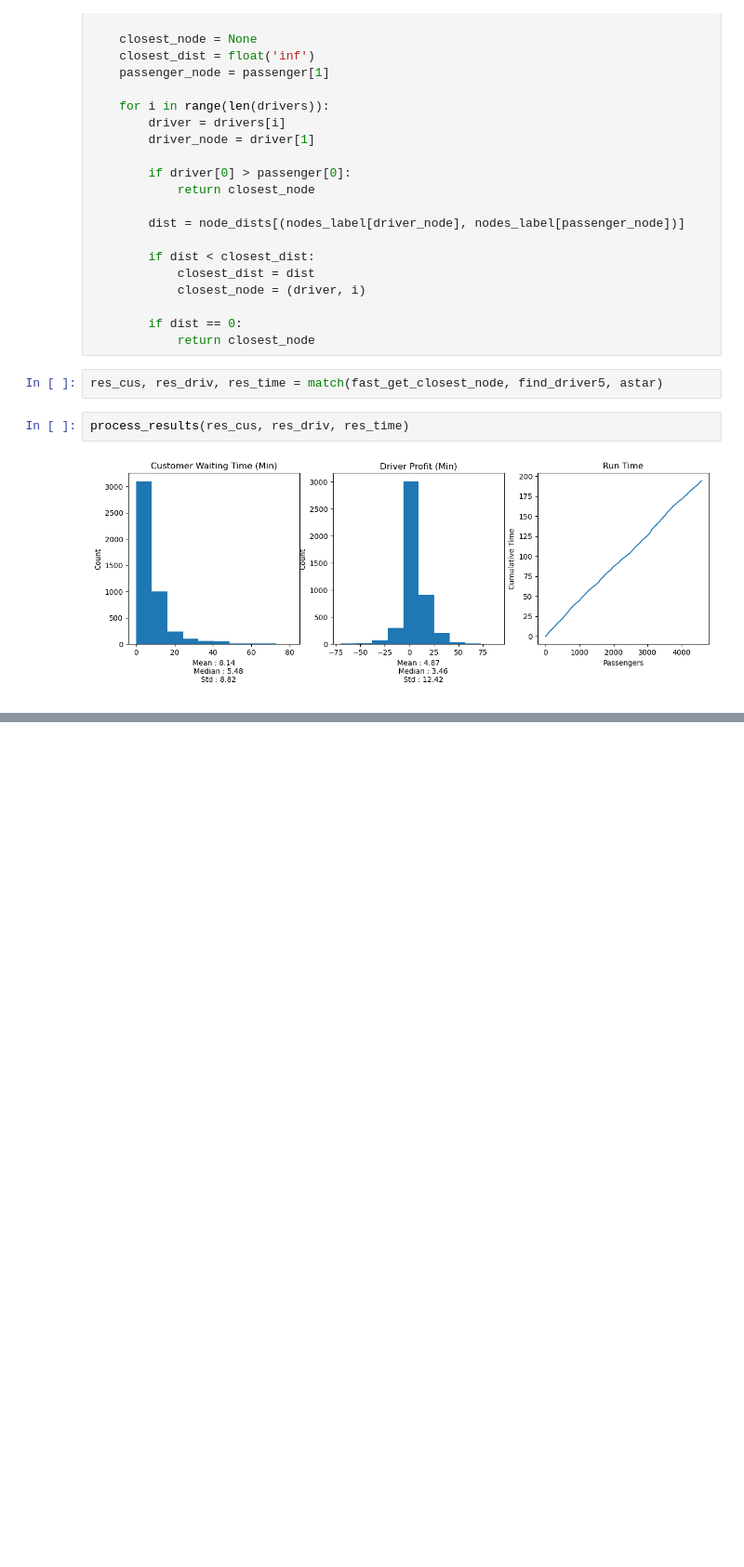
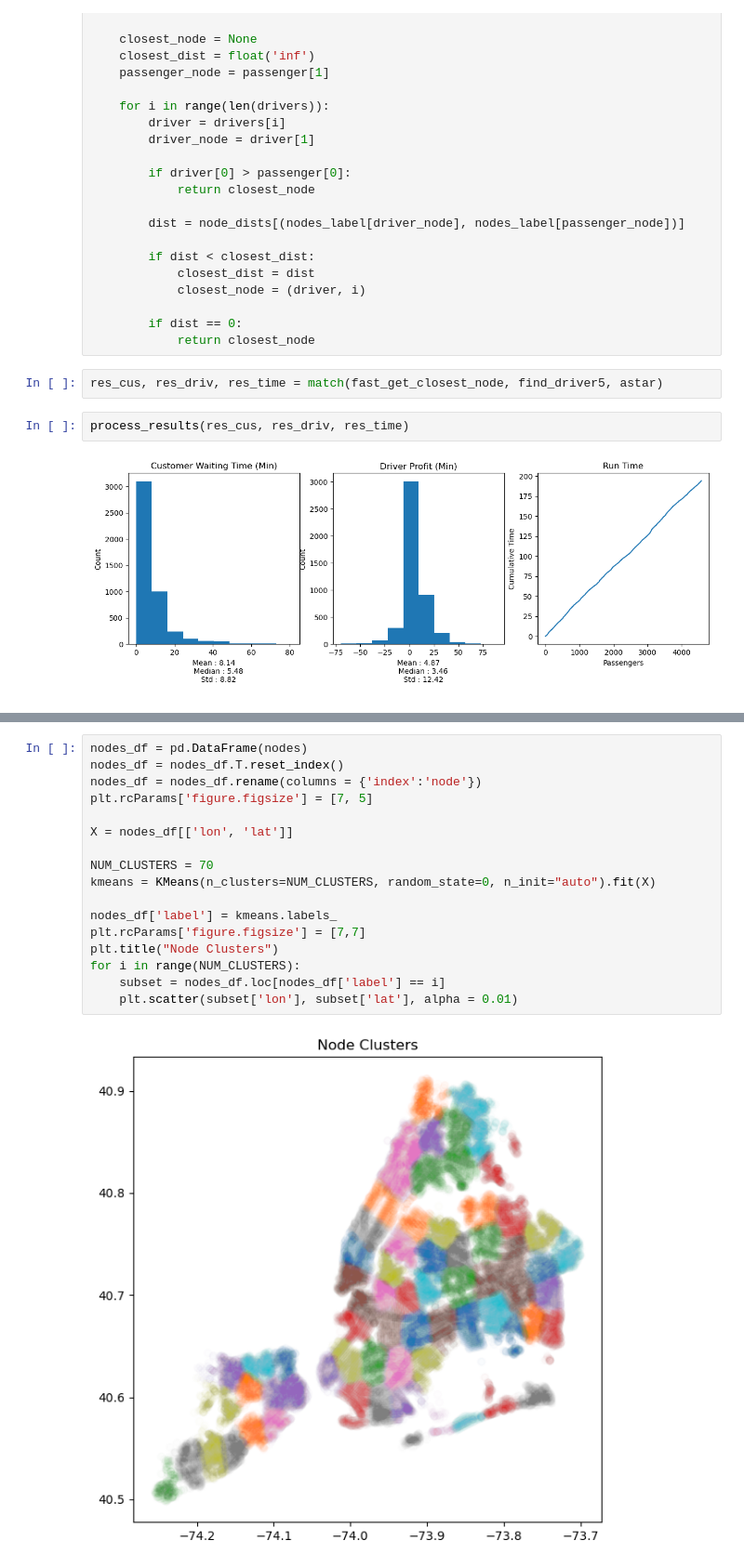
Before and after one commit to bsun1220/UberAlgo, a Jupyter notebook: CaseStudy/analysis.ipynb, the cells around one changed output, grey strips where cells are left out. Shown: that part at 93% size. Cells and saved outputs as stored; diff of their text form; blank space fills up the shorter version.

```diff
--- a/CaseStudy/analysis.ipynb
+++ b/CaseStudy/analysis.ipynb
@@ -126,0 +170,19 @@ process_results(res_cus, res_driv, res_time)
+# %%
+nodes_df = pd.DataFrame(nodes)
+nodes_df = nodes_df.T.reset_index()
+nodes_df = nodes_df.rename(columns = {'index':'node'})
+plt.rcParams['figure.figsize'] = [7, 5]
+
+X = nodes_df[['lon', 'lat']]
+
+NUM_CLUSTERS = 70
+kmeans = KMeans(n_clusters=NUM_CLUSTERS, random_state=0, n_init="auto").fit(X)
+
+nodes_df['label'] = kmeans.labels_
+plt.rcParams['figure.figsize'] = [7,7]
+plt.title("Node Clusters")
+for i in range(NUM_CLUSTERS):
+    subset = nodes_df.loc[nodes_df['label'] == i]
+    plt.scatter(subset['lon'], subset['lat'], alpha = 0.01)
+# %% [output]
+[figure, added]
```
Also changed, not shown: parts of 10 cells of this notebook, 7 other files.
